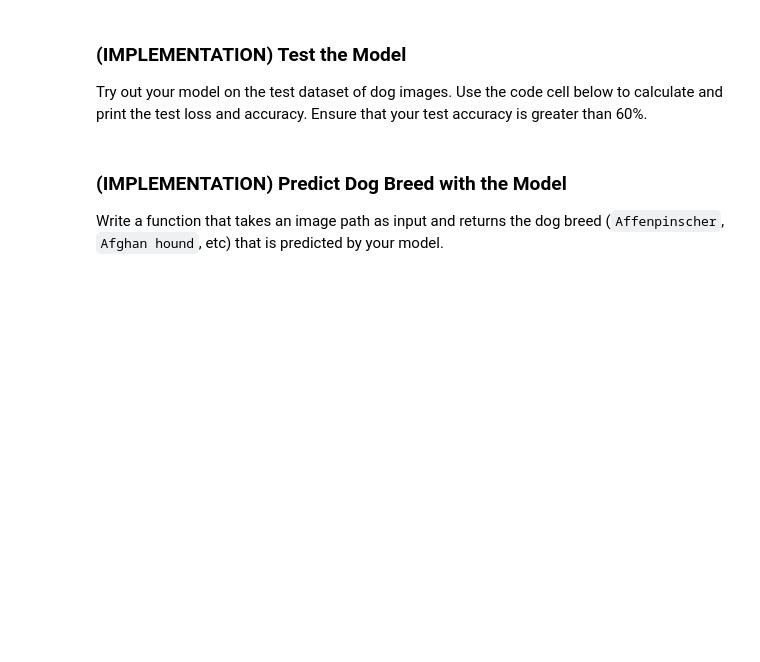
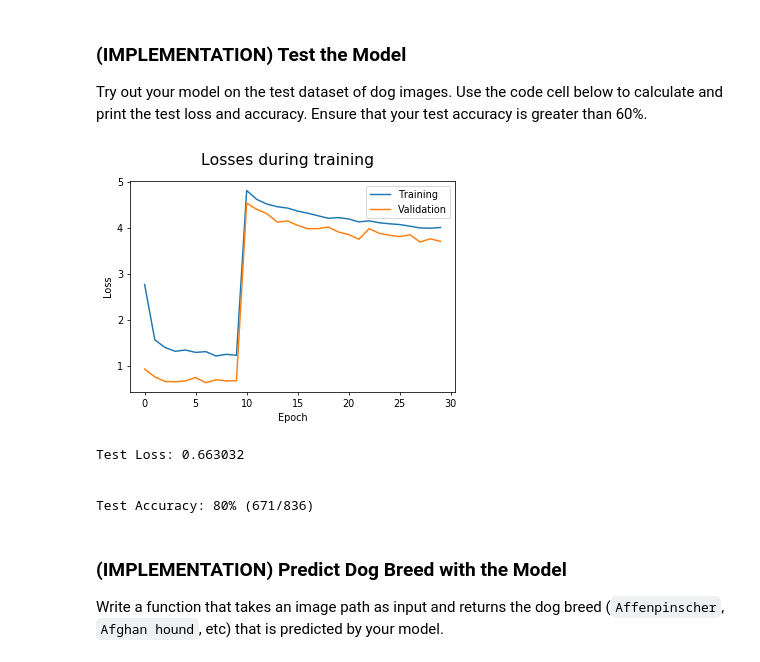
Before and after one commit to HaleTom/pytorch-udacity-intro, a Jupyter notebook: project-dog-classification/dog_app.ipynb, the cells around one changed output. Saved outputs shown, nothing was run; the diff lists cells and outputs as text; code cells hidden in the pictures; blank space fills up the shorter version.

Commit message:
Complete dog classifier

```diff
--- a/project-dog-classification/dog_app.ipynb
+++ b/project-dog-classification/dog_app.ipynb
@@ -691,7 +715,6 @@ import time  # To time steps / epochs
 # OSError: image file is truncated (150 bytes not processed)
 from PIL import ImageFile
 ImageFile.LOAD_TRUNCATED_IMAGES = True
-
 
 train_losses = []
 valid_losses = []
@@ -701,7 +724,7 @@ def train(n_epochs, loaders, model, device, save_path):
     """returns trained model"""
 
     epoch_print_every = 1           # Print summary statistics every <value> batches
-    step_print_every = 999          # Print train loss every <value> minibatches
+    step_print_every = False        # Print train loss every <value> minibatches
     check_validation_every = False  # Check validation loss every <value> minibatches
 
     model.train()
@@ -728,7 +751,7 @@ def train(n_epochs, loaders, model, device, save_path):
             logps = model(images)
             _, top_classes = logps.topk(1)
 
-            criterion = nn.NLLLoss(size_average=False)
+            criterion = nn.NLLLoss(size_average=False)  # TODO: ensure same as in load_model
             loss = model.criterion(logps, labels)
 
             epoch_tot_loss += loss.item()
@@ -742,7 +765,7 @@ def train(n_epochs, loaders, model, device, save_path):
             model.optimizer.step()
 
             # Possibly print minibatch information
-            if step == len(loaders['train']) or step % step_print_every == 0: # and False
+            if step_print_every and (step == len(loaders['train']) or step % step_print_every == 0):
                 time_elapsed = time.time() - time_start
                 print(f"Train epoch {epoch+1}/{n_epochs}, step {step}/{len(loaders['train'])}: "
                       f"loss = {epoch_tot_loss / epoch_examples:.3f}, "
@@ -751,9 +774,8 @@ def train(n_epochs, loaders, model, device, save_path):
 
             # Possibly print loss on validation set
             if check_validation_every and step % check_validation_every == 0:
-                with torch.no_grad():
-                    print("Calculating validation loss...")
-                    check_save_validation_loss(model, save_path, 'valid', criterion, print_every=10)
+                print("Calculating validation loss...")
+                check_save_validation_loss(model, save_path, 'valid', criterion, print_every=10)
 
             # End minibatch loop
 
@@ -762,8 +784,7 @@ def train(n_epochs, loaders, model, device, save_path):
 #         print(" --- End of training epoch {}/{} --- ".format(epoch+1, n_epochs))
 
         # Calculate validation set loss, save if it decreased
-        with torch.no_grad():
-            valid_loss, valid_accuracy = check_save_validation_loss(model, save_path, 'valid', criterion)
+        valid_loss, valid_accuracy = check_save_validation_loss(model, save_path, 'valid', criterion)
 
         # Update epoch losses
         train_losses.insert(epoch, epoch_tot_loss / len(loaders['train'].dataset))
@@ -926,25 +995,31 @@ Use the next code cell to specify a [loss function](http://pytorch.org/docs/mast
 
 Train and validate your model in the code cell below.  [Save the final model parameters](http://pytorch.org/docs/master/notes/serialization.html) at filepath `'model_transfer.pt'`.
 # %%
-# train the model
+# train the TRANSFER LEARNING model
 
 # VGG16 outputs 25088 features from it's final convolutional module
-model_transfer = transfer_learner(models.vgg16_bn, DogClassifier(25088, 768)).to(device)
-model_transfer = load_or_new_model(model_transfer, pathname=False)  # Set criterion, optimizer
+# model_transfer = transfer_learner(models.vgg16, DogClassifier(25088, 512)).to(device)
 
-epochs = 40
+# ResNET18 is a good choice for quick training
+# https://github.com/jcjohnson/cnn-benchmarks
+model_transfer = transfer_learner(models.resnet18, DogClassifier(512, 512))
+
+# describe(model_transfer)
+model_transfer(torch.rand([2, 3, 224, 224]).to(device)) # mini-test forward() hooks
+
+epochs = 10
 save_path = 'model_transfer.pt'
 
-
-train_model = True           # Allow skipping training to quickly continue to next exercise
 train_from_beginning = True  # Allow retraining; forgetting all learning
 
-if train_model:
+if train_model_transfer:
     if train_from_beginning:
-        model_scratch = load_or_new_model(Net(), pathname=False)
+        model_transfer = load_or_new_model(model_transfer, pathname=False)  # Set criterion, optimizer
     else:
-        model_scratch = load_or_new_model(Net(), pathname=save_path)
-    model_transfer = train(epochs, loader, model_transfer, device, save_path)
+        model_transfer = load_or_new_model(model_transfer, pathname=save_path)
+
+    with active_session():
+        model_transfer = train(epochs, loader, model_transfer, device, save_path)
 
 # Load the model that got the best validation accuracy
 model_transfer = load_or_new_model(model_transfer, pathname='model_transfer.pt')
@@ -953,7 +1050,16 @@ model_transfer = load_or_new_model(model_transfer, pathname='model_transfer.pt')
 
 Try out your model on the test dataset of dog images. Use the code cell below to calculate and print the test loss and accuracy.  Ensure that your test accuracy is greater than 60%.
 # %%
+if train_model_transfer:
+    show_train_losses()
+
 test(loader, model_transfer, use_cuda)
+# %% [output]
+[figure, added]
+Test Loss: 0.663032
+
+
+Test Accuracy: 80% (671/836)
 # %% [markdown]
 ### (IMPLEMENTATION) Predict Dog Breed with the Model
 
```
Also changed, not shown: parts of 26 cells of this notebook, 1 other file.
